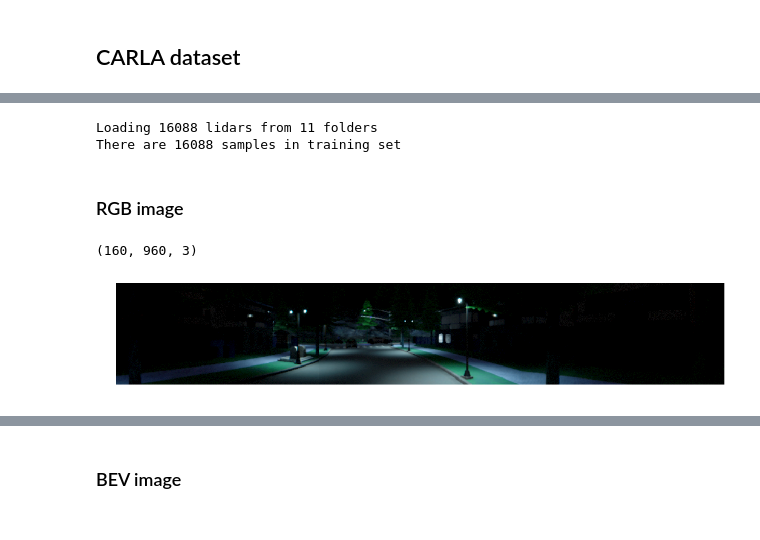
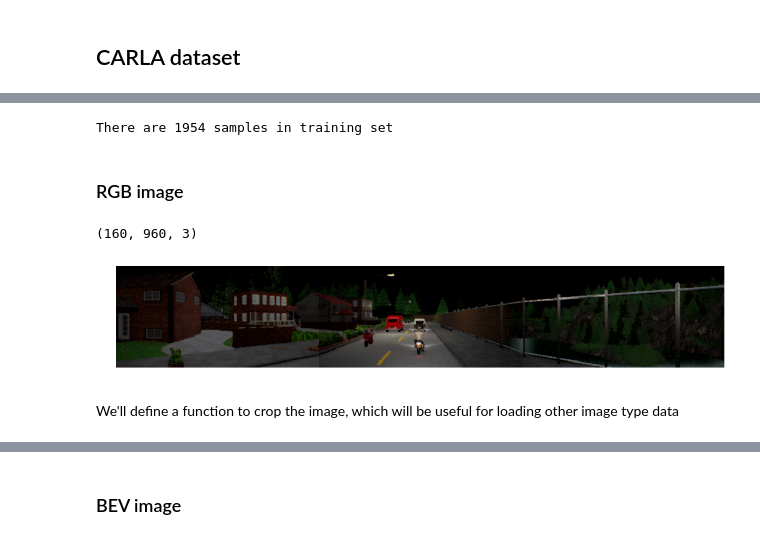
Before and after one commit to suryajayaraman/dl_blogs, a Jupyter notebook: End_to_End_Autonomous_Driving/notebooks/carla-dataset-eda.ipynb, the cells around one changed output, grey strips where cells are left out. Saved outputs shown, nothing was run; the diff lists cells and outputs as text; code cells hidden in the pictures.

```diff
--- a/End_to_End_Autonomous_Driving/notebooks/carla-dataset-eda.ipynb
+++ b/End_to_End_Autonomous_Driving/notebooks/carla-dataset-eda.ipynb
@@ -18,25 +35,29 @@ from utils import get_vehicle_to_virtual_lidar_transform, \
 # %%
-from data import CARLA_Data, crop_image_cv2
-root_dir = '/home/surya/Downloads/transfuser-2022/data/'
-config = GlobalConfig(root_dir=root_dir, setting='all')
-train_set = CARLA_Data(root=config.train_data, config=config)
+from config import GlobalConfig
+from data import CARLA_Data
+
+root_dir = '/home/surya/Downloads/transfuser-2022/data/train/'
+config = GlobalConfig()
+train_set = CARLA_Data(root=root_dir, config=config)
 print(f"There are {len(train_set)} samples in training set")
 
 # we'll look at data points within 1 sample
 index = 0
 # %% [output]
-Loading 16088 lidars from 11 folders
-There are 16088 samples in training set
+There are 1954 samples in training set
 # %% [markdown]
 ### RGB image
 # %%
 # load RGB image, scale to resolution, change to (C, H, W) format
 rgb_image = cv2.imread(str(train_set.images[index], encoding='utf-8'), cv2.IMREAD_COLOR)
+rgb_image = cv2.cvtColor(rgb_image, cv2.COLOR_BGR2RGB)
 print(rgb_image.shape)
 
-plt.figure(figsize=(18, 8))
-plt.imshow(rgb_image);
+plt.figure(figsize=(18,8))
+plt.imshow(rgb_image)
 plt.axis('off');
 # %% [output]
 (160, 960, 3)
-[figure, old version]
+[figure, new version]
+# %% [markdown]
+We'll define a function to crop the image, which will be useful for loading other image type data
```
Also changed, not shown: parts of 20 cells of this notebook, 1 other file.
